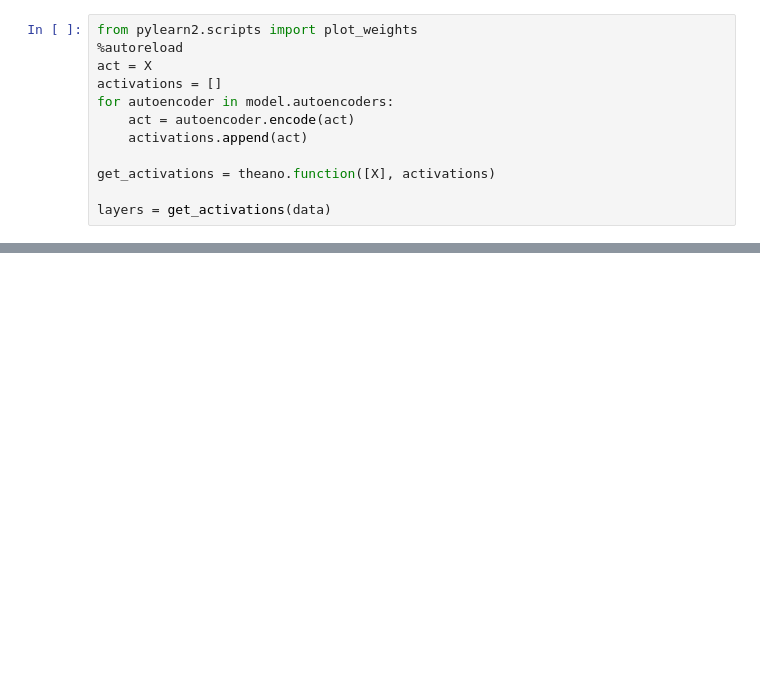
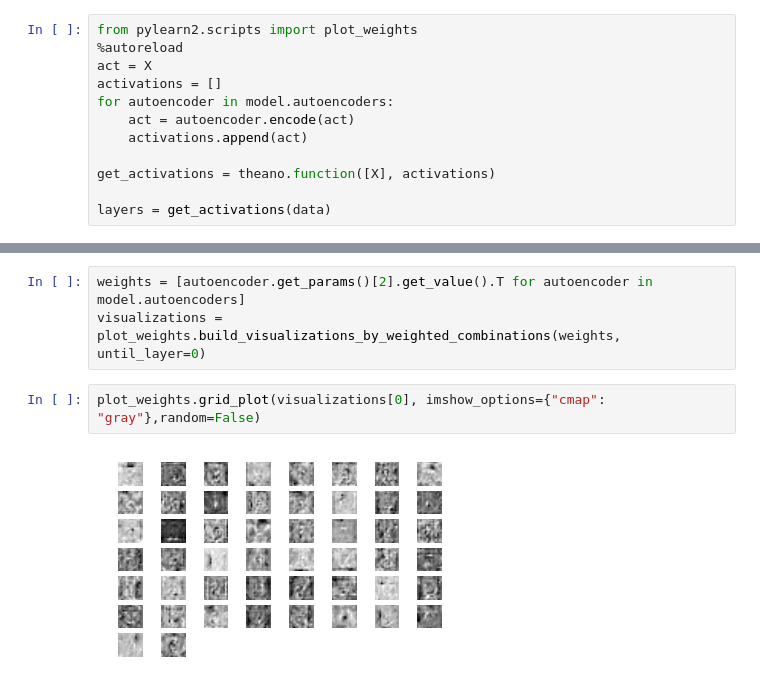
Before and after one commit to mehdidc/creativity, a Jupyter notebook: models/visualize_model.ipynb, the cells around one changed output, grey strips where cells are left out. Saved outputs shown, nothing was run; the diff lists cells and outputs as text; blank space fills up the shorter version.

```diff
--- a/models/visualize_model.ipynb
+++ b/models/visualize_model.ipynb
@@ -193,0 +168,7 @@ plt.show()
+# %%
+weights = [autoencoder.get_params()[2].get_value().T for autoencoder in model.autoencoders]
+visualizations = plot_weights.build_visualizations_by_weighted_combinations(weights, until_layer=0)
+# %%
+plot_weights.grid_plot(visualizations[0], imshow_options={"cmap": "gray"},random=False)
+# %% [output]
+[figure, added]
```
Also changed, not shown: parts of 10 cells of this notebook, 5 other files.
